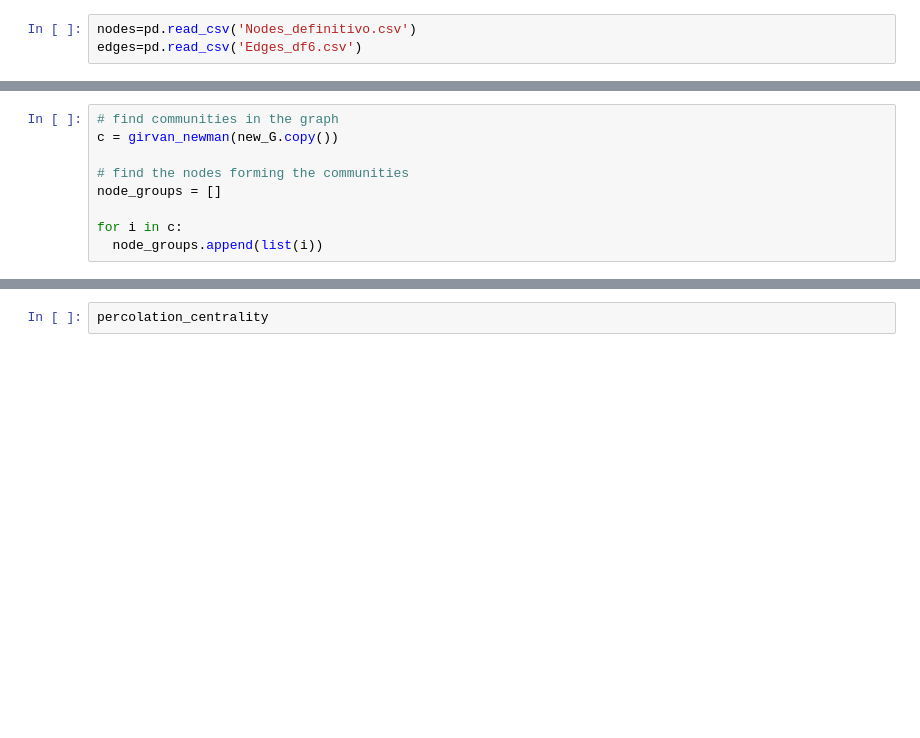
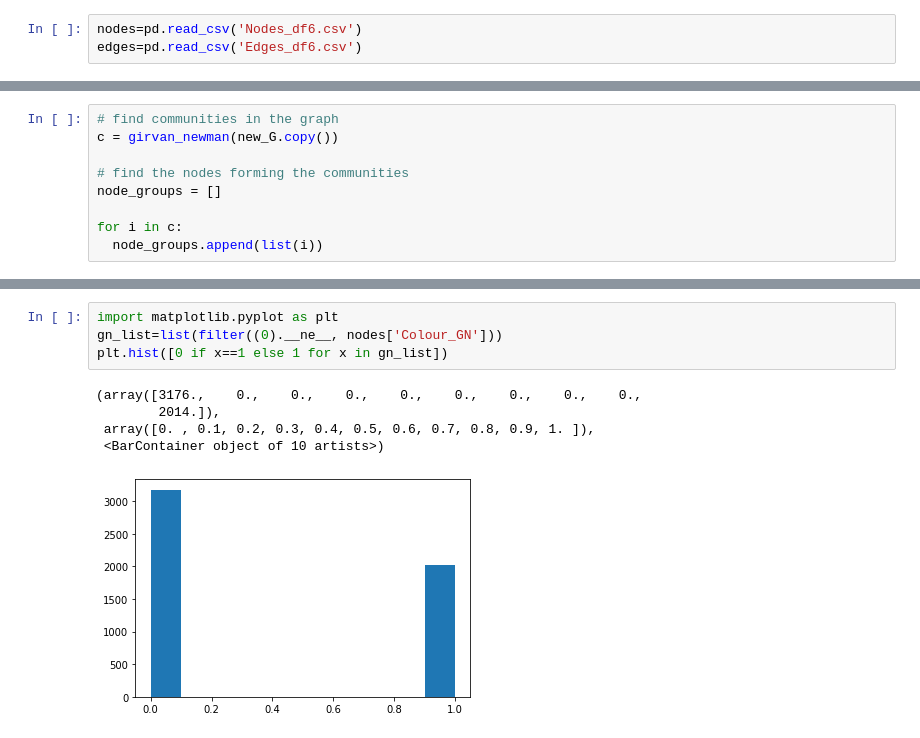
Before and after one commit to ES-git95/SMA-Project, a Jupyter notebook: graph.ipynb, the cells around one changed output, grey strips where cells are left out. Saved outputs shown, nothing was run; the diff lists cells and outputs as text; blank space fills up the shorter version.

```diff
--- a/graph.ipynb
+++ b/graph.ipynb
@@ -9,7 +9,7 @@ import seaborn as sns
 import matplotlib.pyplot as plt
 import statistics
 # %%
-nodes=pd.read_csv('Nodes_definitivo.csv')
+nodes=pd.read_csv('Nodes_df6.csv')
 edges=pd.read_csv('Edges_df6.csv')
 # %% [markdown]
 #### Individuiamo il Giant Component
@@ -520,2 +181,10 @@ ModuleNotFoundError: No module named 'percolation'
-# %%
-percolation_centrality
+# %%
+import matplotlib.pyplot as plt
+gn_list=list(filter((0).__ne__, nodes['Colour_GN']))
+plt.hist([0 if x==1 else 1 for x in gn_list])
+# %% [output]
+(array([3176.,    0.,    0.,    0.,    0.,    0.,    0.,    0.,    0.,
+        2014.]),
+ array([0. , 0.1, 0.2, 0.3, 0.4, 0.5, 0.6, 0.7, 0.8, 0.9, 1. ]),
+ <BarContainer object of 10 artists>)
+[figure, added]
```
Also changed, not shown: parts of 73 cells of this notebook.
